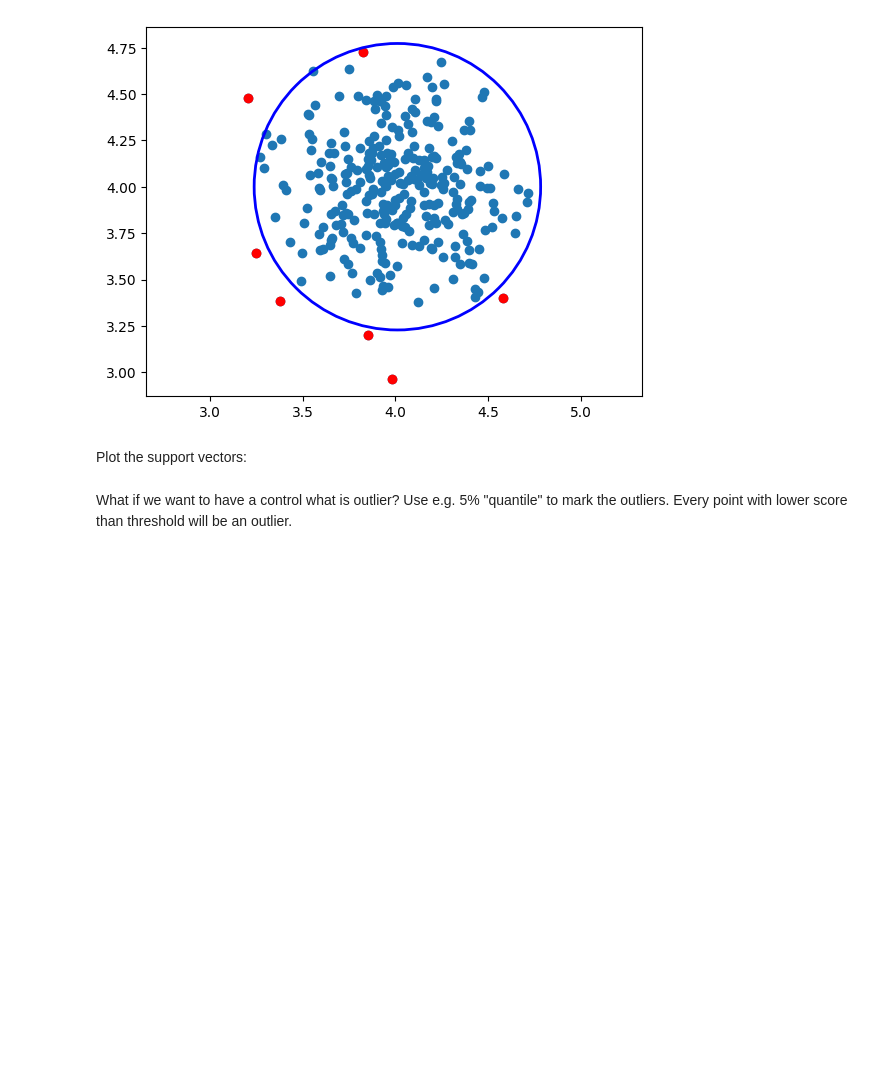
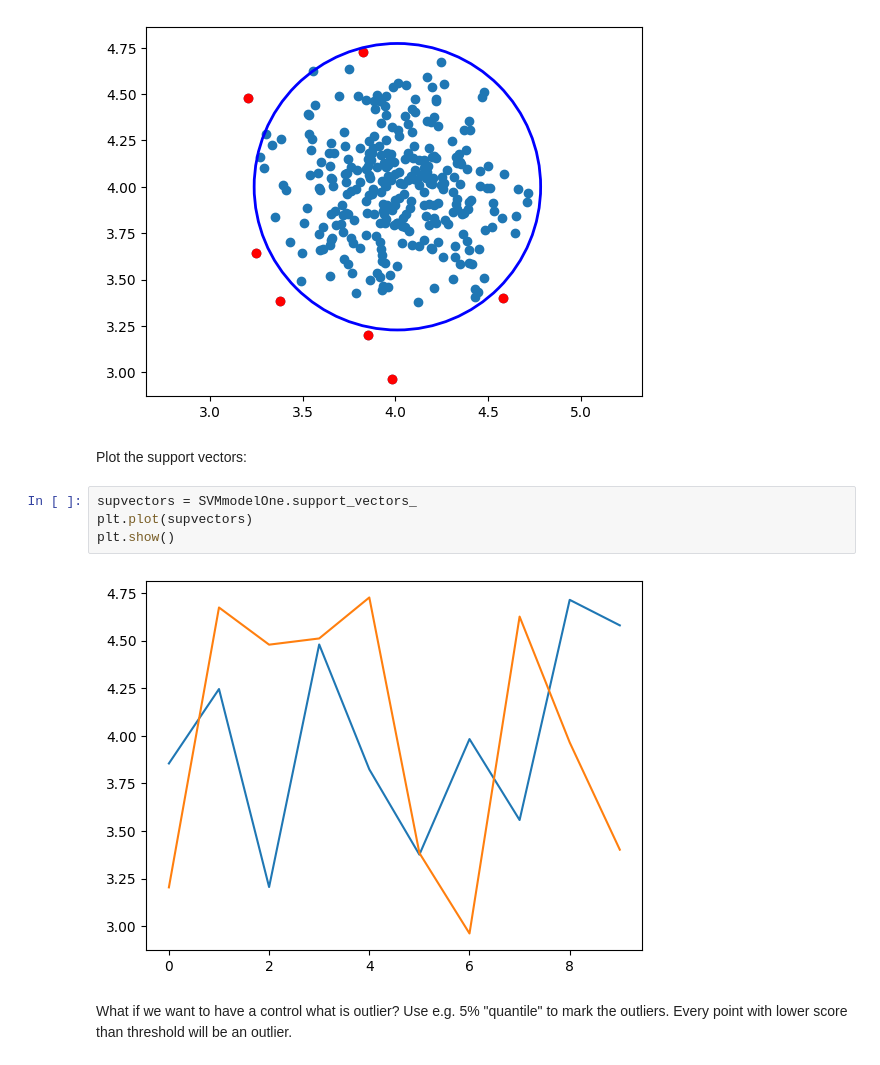
Before and after one commit to Gady159/MPA-MLF, a Jupyter notebook: Lab_03/MPA_MLF_SVM_2students_comments.ipynb, the cells around one changed output. Cells and saved outputs as stored; diff of their text form; blank space fills up the shorter version.

```diff
--- a/Lab_03/MPA_MLF_SVM_2students_comments.ipynb
+++ b/Lab_03/MPA_MLF_SVM_2students_comments.ipynb
@@ -172,6 +174,12 @@ plt.show()
 [figure]
 # %% [markdown]
 Plot the support vectors:
+# %%
+supvectors = SVMmodelOne.support_vectors_
+plt.plot(supvectors)
+plt.show()
+# %% [output]
+[figure, added]
 # %% [markdown]
 What if we want to have a control what is outlier? Use e.g. 5% "quantile" to mark the outliers. Every point with lower score than threshold will be an outlier.
 # %%
```
Also changed, not shown: parts of 3 cells of this notebook.
